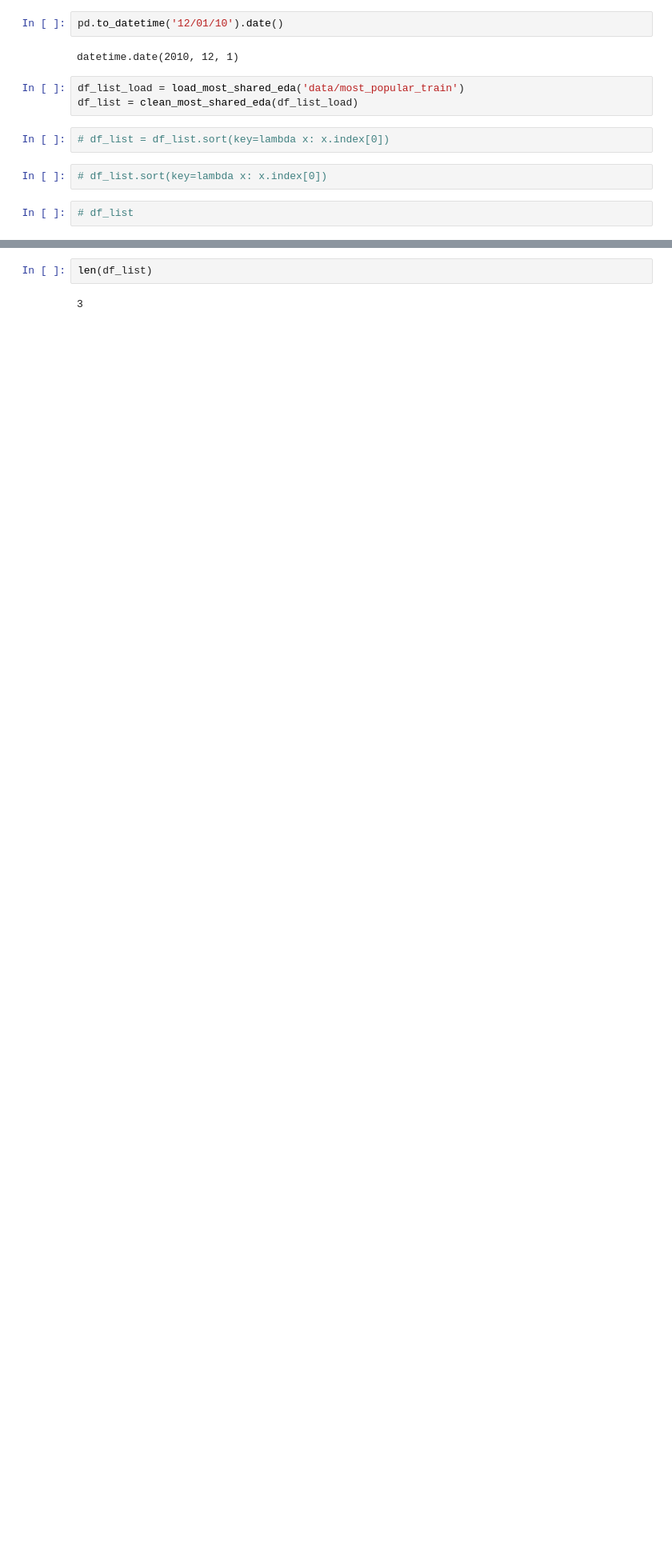
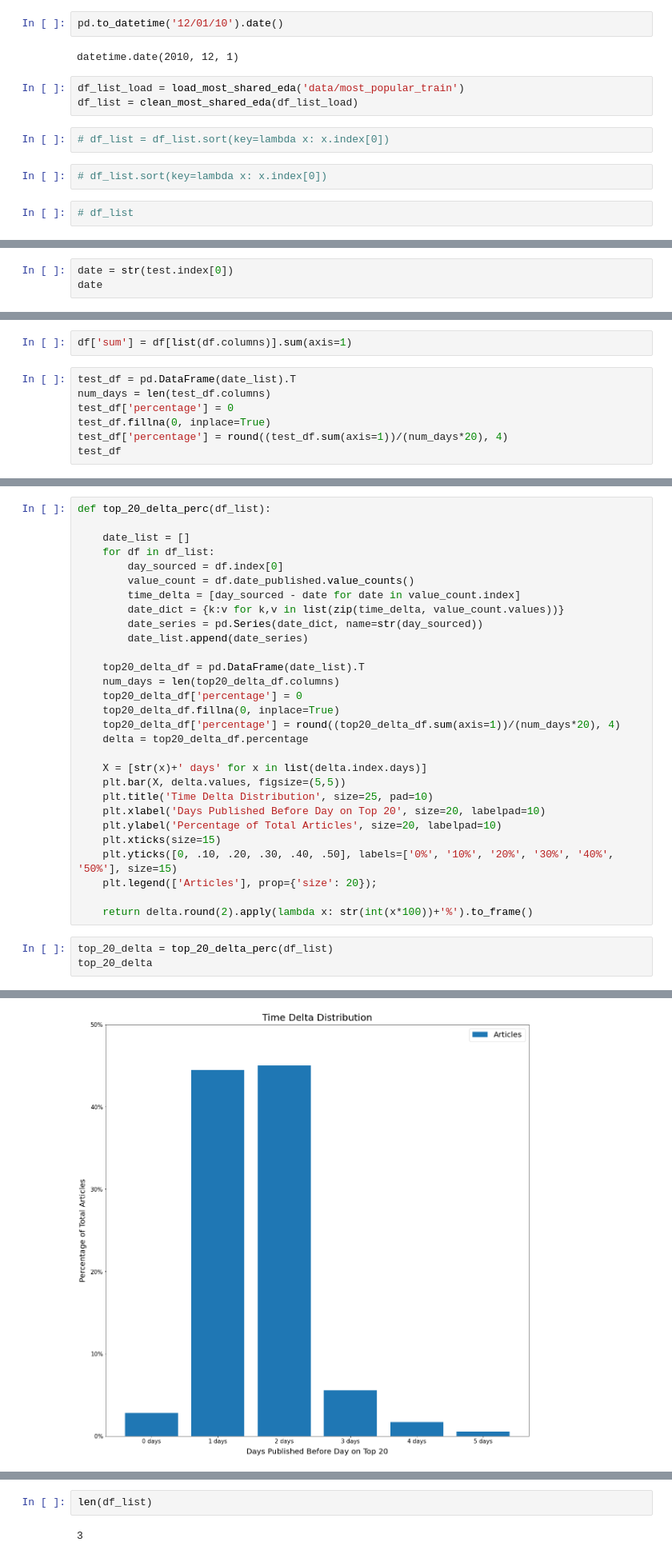
Before and after one commit to zach-hanly/nyt_predicting_shared_articles, a Jupyter notebook: eda.ipynb, the cells around one changed output, grey strips where cells are left out. Shown at 80% size. Drawn from its saved outputs; the diff is of its cells as text; blank space fills up the shorter version.

Commit message:
test deploy

```diff
--- a/eda.ipynb
+++ b/eda.ipynb
@@ -78,0 +104,3 @@ df_list = clean_most_shared_eda(df_list_load)
+# %%
+date = str(test.index[0])
+date
@@ -78,0 +134,9 @@ df_list = clean_most_shared_eda(df_list_load)
+# %%
+df['sum'] = df[list(df.columns)].sum(axis=1)
+# %%
+test_df = pd.DataFrame(date_list).T
+num_days = len(test_df.columns)
+test_df['percentage'] = 0
+test_df.fillna(0, inplace=True)
+test_df['percentage'] = round((test_df.sum(axis=1))/(num_days*20), 4)
+test_df
@@ -78,0 +165,33 @@ df_list = clean_most_shared_eda(df_list_load)
+# %%
+def top_20_delta_perc(df_list):
+
+    date_list = []
+    for df in df_list:
+        day_sourced = df.index[0]
+        value_count = df.date_published.value_counts()
+        time_delta = [day_sourced - date for date in value_count.index]
+        date_dict = {k:v for k,v in list(zip(time_delta, value_count.values))}
+        date_series = pd.Series(date_dict, name=str(day_sourced))
+        date_list.append(date_series)
+
+    top20_delta_df = pd.DataFrame(date_list).T
+    num_days = len(top20_delta_df.columns)
+    top20_delta_df['percentage'] = 0
+    top20_delta_df.fillna(0, inplace=True)
+    top20_delta_df['percentage'] = round((top20_delta_df.sum(axis=1))/(num_days*20), 4)
+    delta = top20_delta_df.percentage
+
+    X = [str(x)+' days' for x in list(delta.index.days)]
+    plt.bar(X, delta.values, figsize=(5,5))
+    plt.title('Time Delta Distribution', size=25, pad=10)
+    plt.xlabel('Days Published Before Day on Top 20', size=20, labelpad=10)
+    plt.ylabel('Percentage of Total Articles', size=20, labelpad=10)
+    plt.xticks(size=15)
+    plt.yticks([0, .10, .20, .30, .40, .50], labels=['0%', '10%', '20%', '30%', '40%', '50%'], size=15)
+    plt.legend(['Articles'], prop={'size': 20});
+
+    return delta.round(2).apply(lambda x: str(int(x*100))+'%').to_frame()
+# %%
+top_20_delta = top_20_delta_perc(df_list)
+top_20_delta
+# %% [output]
@@ -78,0 +205 @@ df_list = clean_most_shared_eda(df_list_load)
+[figure, added]
```
Also changed, not shown: parts of 26 cells of this notebook, 5 other files.
